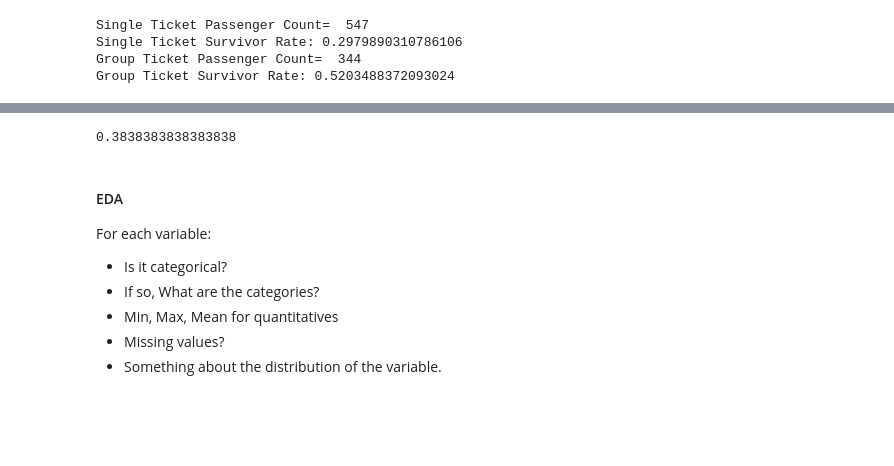
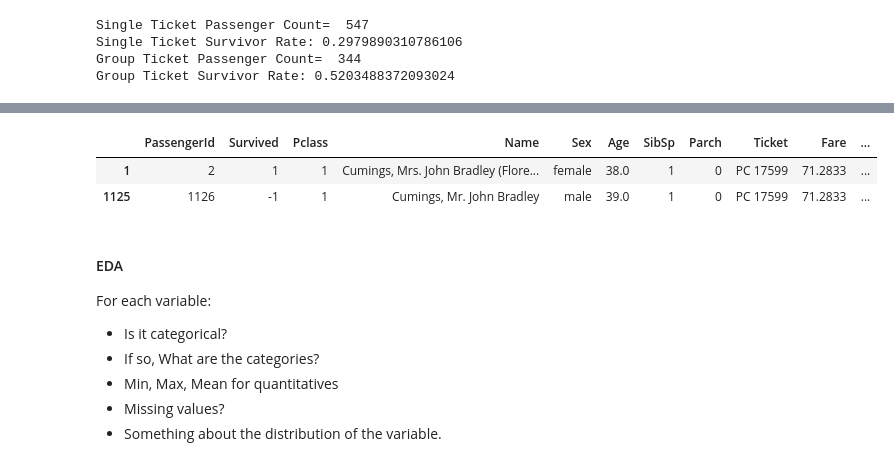
Before and after one commit to chipk215/Titanic, a Jupyter notebook: titanic_data_explore.ipynb, the cells around one changed output, grey strips where cells are left out. Saved outputs shown, nothing was run; the diff lists cells and outputs as text; code cells hidden in the pictures; blank space fills up the shorter version.

Commit message:
Ticket analysis

```diff
--- a/titanic_data_explore.ipynb
+++ b/titanic_data_explore.ipynb
@@ -143,7 +143,7 @@ Group Ticket Passenger Count=  344
 Group Ticket Survivor Rate: 0.5203488372093024
 # %%
 same_ticket = data.Ticket.value_counts()
-data['group_ticket'] = data.Ticket.apply(lambda x: 1 if same_ticket[x]>1 else 0)
+data['GroupTicket'] = data.Ticket.apply(lambda x: 1 if same_ticket[x]>1 else 0)
 data.head()
 # %% [output]
 |  | PassengerId | Survived | Pclass | Name | Sex | Age | SibSp | Parch | Ticket | Fare | ... |
@@ -152,10 +152,12 @@ data.head()
 | 2 | 3 | 1 | 3 | Heikkinen, Miss. Laina | female | 26.0 | 0 | 0 | STON/O2. 3101282 | 7.9250 | ... |
 | 3 | 4 | 1 | 1 | Futrelle, Mrs. Jacques Heath (Lil... | female | 35.0 | 1 | 0 | 113803 | 53.1000 | ... |
 | 4 | 5 | 0 | 3 | Allen, Mr. William Henry | male | 35.0 | 0 | 0 | 373450 | 8.0500 | ... |
-# %%
-342/891.0
-# %% [output]
-0.3838383838383838
+# %%
+data[data['Ticket']=='PC 17599']
+# %% [output]
+|  | PassengerId | Survived | Pclass | Name | Sex | Age | SibSp | Parch | Ticket | Fare | ... |
+| 1 | 2 | 1 | 1 | Cumings, Mrs. John Bradley (Flore... | female | 38.0 | 1 | 0 | PC 17599 | 71.2833 | ... |
+| 1125 | 1126 | -1 | 1 | Cumings, Mr. John Bradley | male | 39.0 | 1 | 0 | PC 17599 | 71.2833 | ... |
 # %% [markdown]
 #### EDA
 
```
